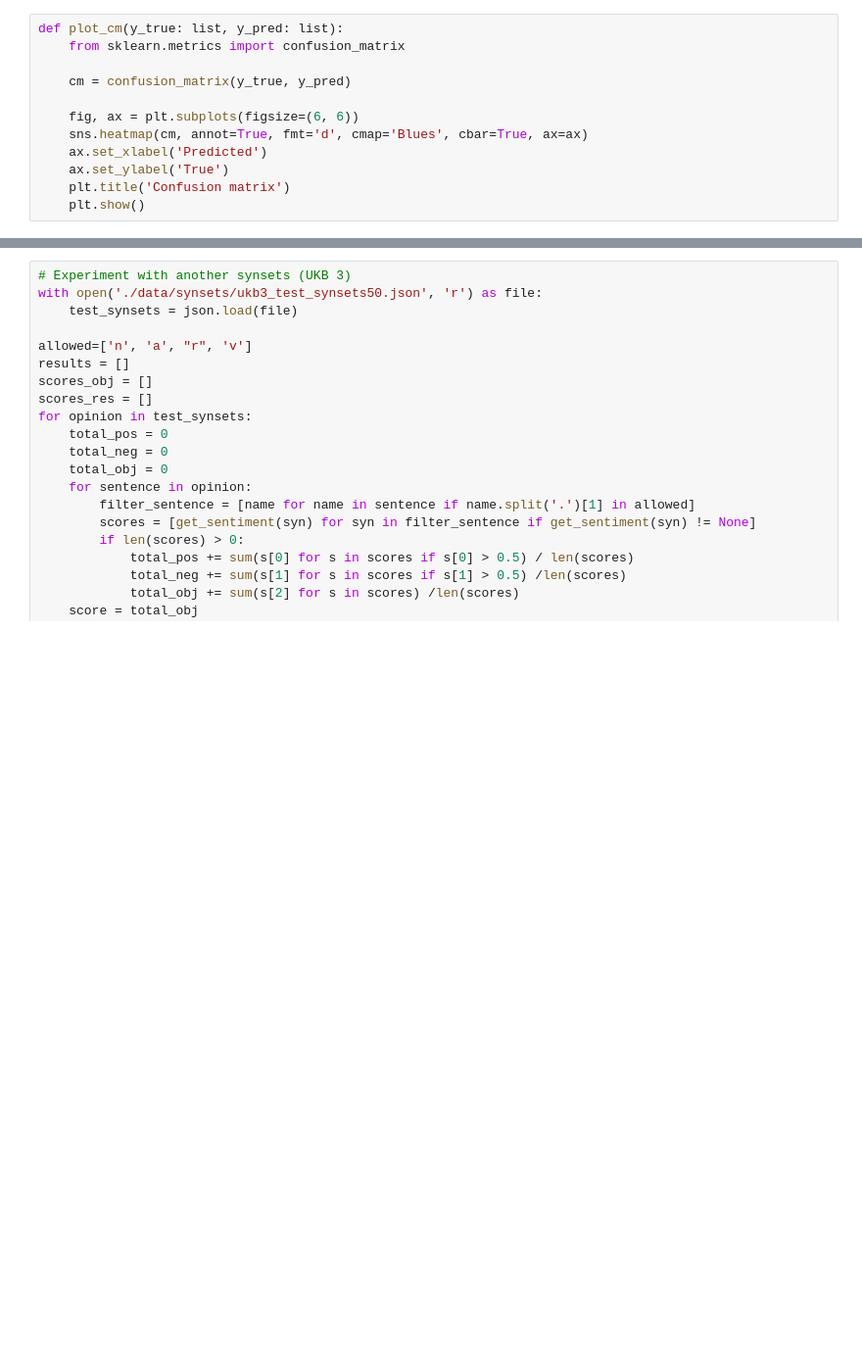
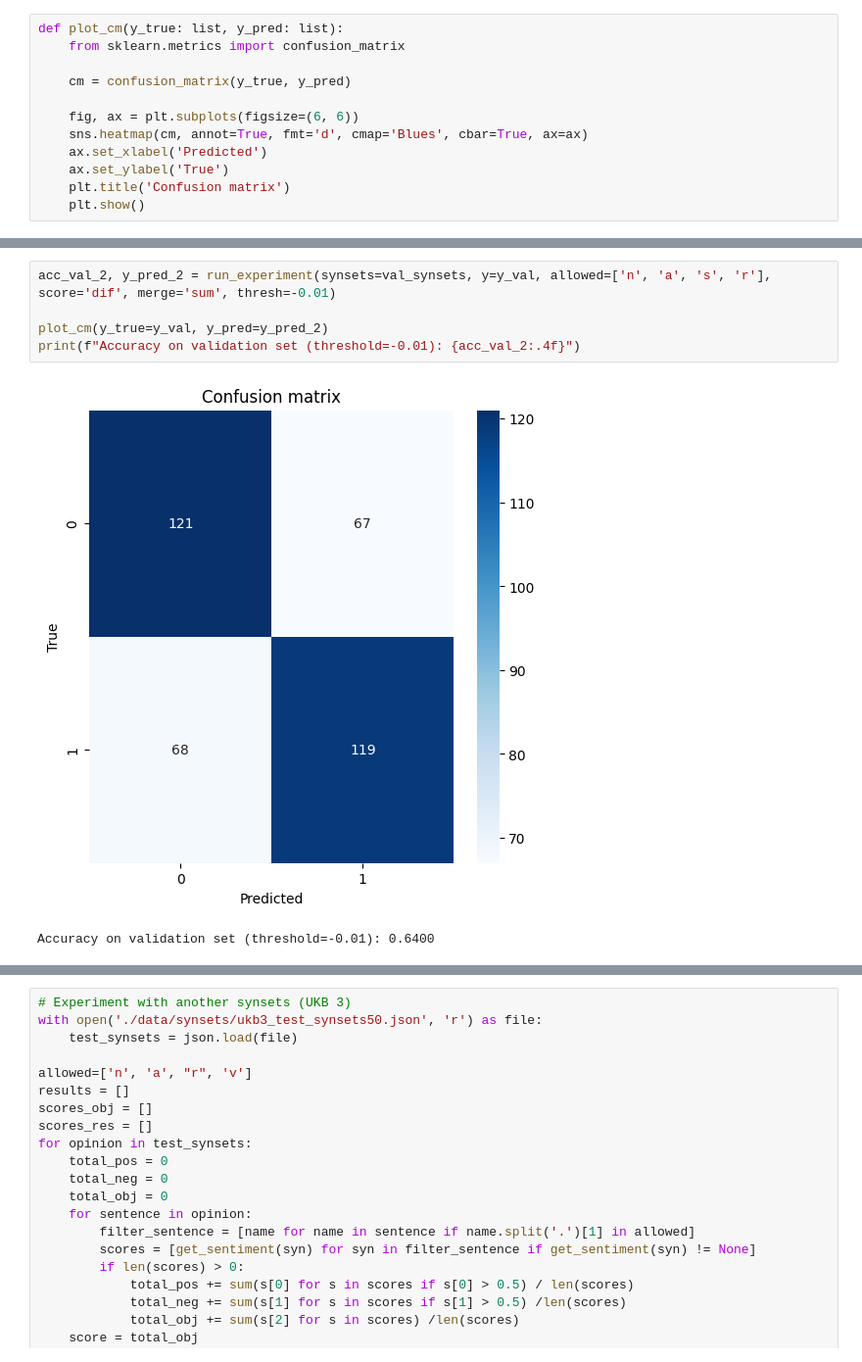
Before and after one commit to pauhidalgoo/sentiment-analysis, a Jupyter notebook: unsupervised.ipynb, the cells around one changed output, grey strips where cells are left out. Shown at 98% size. Drawn from its saved outputs; the diff is of its cells as text; blank space fills up the shorter version.

```diff
--- a/unsupervised.ipynb
+++ b/unsupervised.ipynb
@@ -677,2 +679,10 @@ plot_cm(y_true=y_val, y_pred=y_pred)
+# %%
+acc_val_2, y_pred_2 = run_experiment(synsets=val_synsets, y=y_val, allowed=['n', 'a', 's', 'r'], score='dif', merge='sum', thresh=-0.01)
+
+plot_cm(y_true=y_val, y_pred=y_pred_2)
+print(f"Accuracy on validation set (threshold=-0.01): {acc_val_2:.4f}")
+# %% [output]
+[figure, added]
+Accuracy on validation set (threshold=-0.01): 0.6400
 # %%
 # Executions of the best parameters on the test set
```
Also changed, not shown: parts of 3 cells of this notebook.
